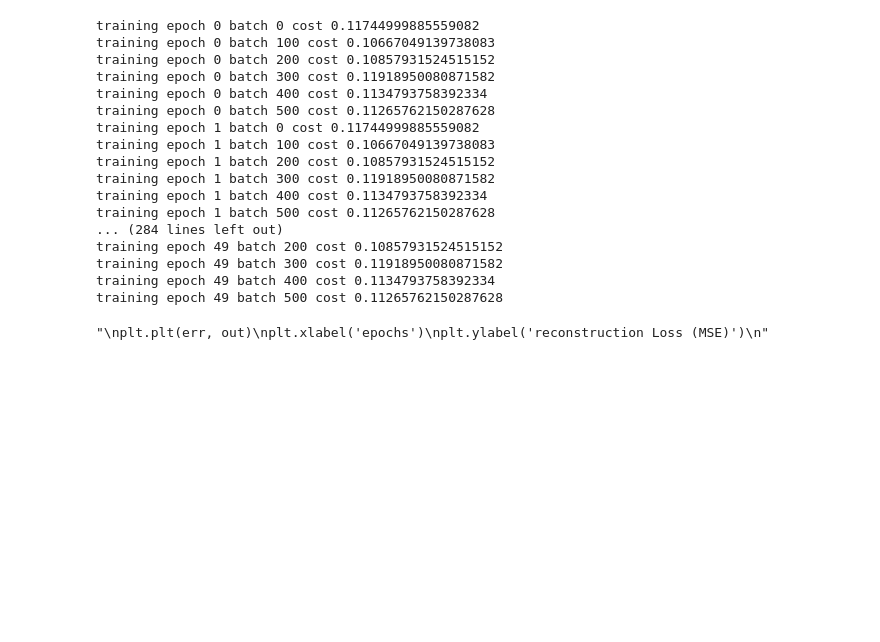
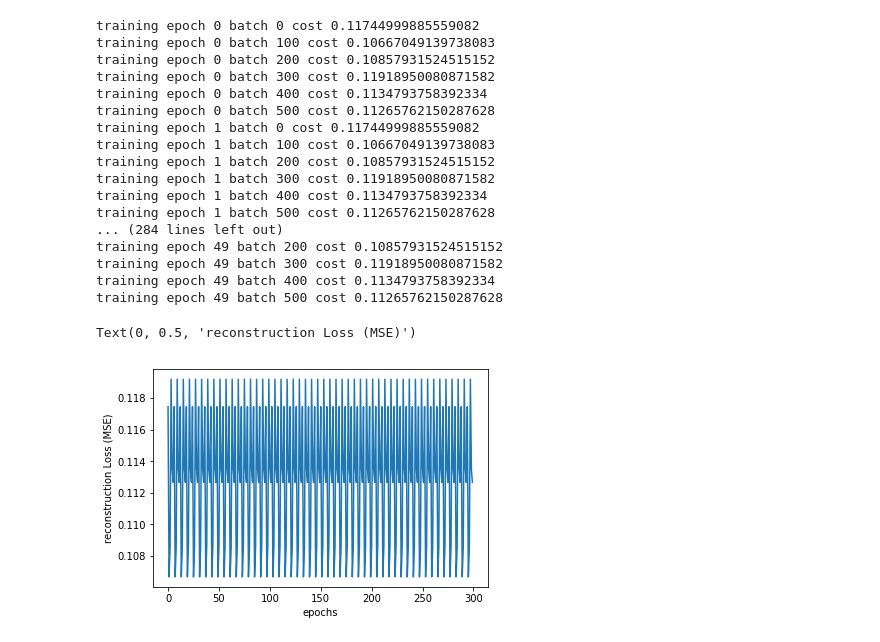
Before and after one commit to dkhanna511/Autoencoder, a Jupyter notebook: DenoisingAutoencoder.ipynb, the cells around one changed output. Cells and saved outputs as stored; diff of their text form; code cells hidden in the pictures; blank space fills up the shorter version.

```diff
--- a/DenoisingAutoencoder.ipynb
+++ b/DenoisingAutoencoder.ipynb
@@ -162,13 +147,13 @@ training epoch 49 batch 300 cost 0.11918950080871582
 training epoch 49 batch 400 cost 0.1134793758392334
 training epoch 49 batch 500 cost 0.11265762150287628
 # %%
-'''
-plt.plt(err, out)
+import matplotlib.pyplot as plt
+plt.plot(err)
 plt.xlabel('epochs')
 plt.ylabel('reconstruction Loss (MSE)')
-'''
 # %% [output]
-"\nplt.plt(err, out)\nplt.xlabel('epochs')\nplt.ylabel('reconstruction Loss (MSE)')\n"
+Text(0, 0.5, 'reconstruction Loss (MSE)')
+[figure, added]
 # %%
 #plotting original and reconstructed image
 row, col= 2,8
```
Also changed, not shown: parts of 2 cells of this notebook.
